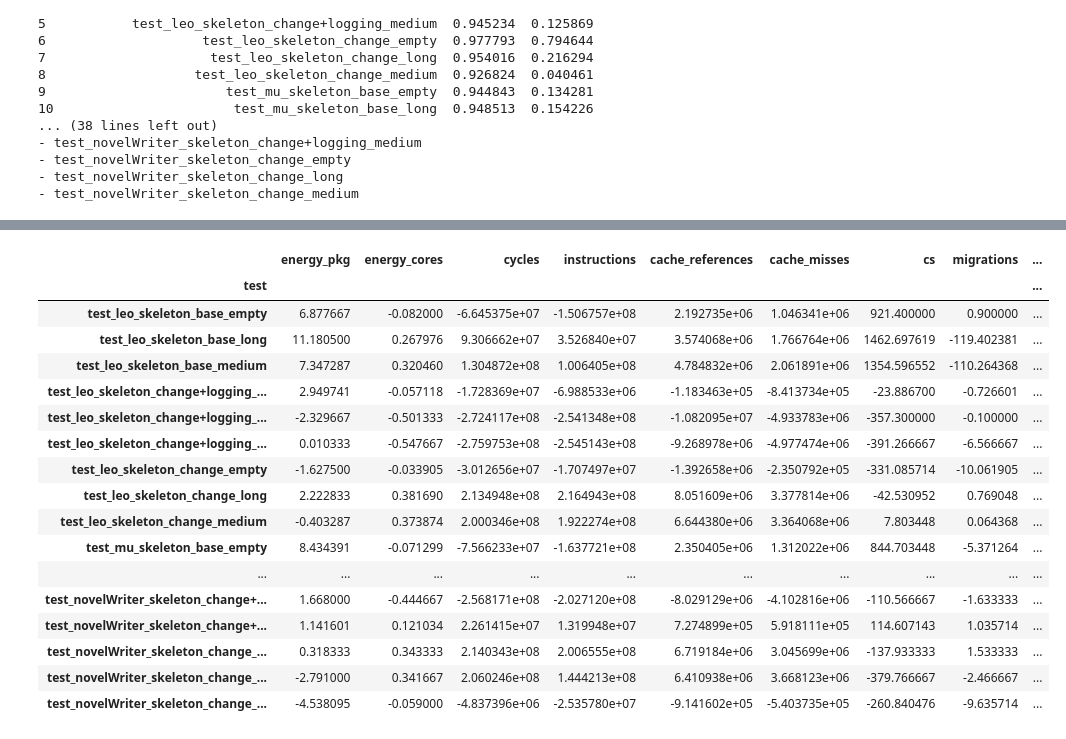
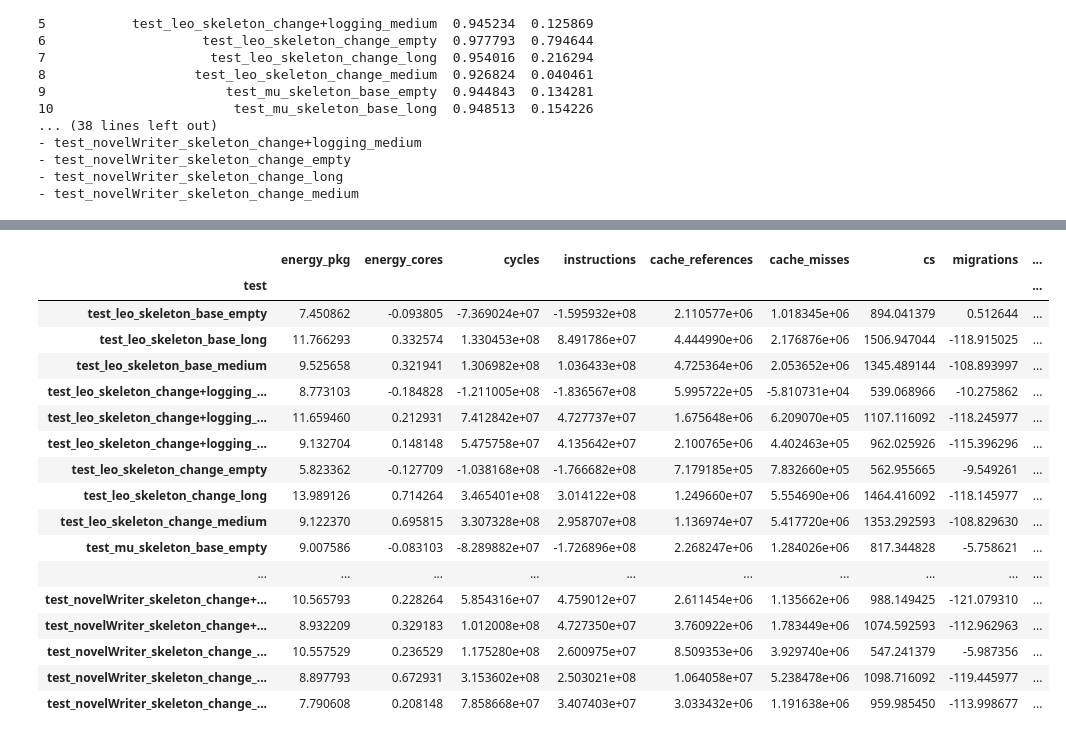
Before and after one commit to MariaKuusvek/MSc-Thesis, a Jupyter notebook: test_results_2/statisticalTestsUsingDelta.ipynb, the cells around one changed output, grey strips where cells are left out. Drawn from its saved outputs; the diff is of its cells as text; code cells hidden in the pictures.

```diff
--- a/test_results_2/statisticalTestsUsingDelta.ipynb
+++ b/test_results_2/statisticalTestsUsingDelta.ipynb
@@ -426,24 +434,24 @@ change_means
 # %%
-adj_df.groupby("test")[metrics].mean()
+test_df.groupby("test")[metrics].mean()
 # %% [output]
 |  | energy_pkg | energy_cores | cycles | instructions | cache_references | cache_misses | cs | migrations | ... |
 | test |  |  |  |  |  |  |  |  | ... |
-| test_leo_skeleton_base_empty | 6.877667 | -0.082000 | -6.645375e+07 | -1.506757e+08 | 2.192735e+06 | 1.046341e+06 | 921.400000 | 0.900000 | ... |
-| test_leo_skeleton_base_long | 11.180500 | 0.267976 | 9.306662e+07 | 3.526840e+07 | 3.574068e+06 | 1.766764e+06 | 1462.697619 | -119.402381 | ... |
-| test_leo_skeleton_base_medium | 7.347287 | 0.320460 | 1.304872e+08 | 1.006405e+08 | 4.784832e+06 | 2.061891e+06 | 1354.596552 | -110.264368 | ... |
-| test_leo_skeleton_change+logging_... | 2.949741 | -0.057118 | -1.728369e+07 | -6.988533e+06 | -1.183463e+05 | -8.413734e+05 | -23.886700 | -0.726601 | ... |
-| test_leo_skeleton_change+logging_... | -2.329667 | -0.501333 | -2.724117e+08 | -2.541348e+08 | -1.082095e+07 | -4.933783e+06 | -357.300000 | -0.100000 | ... |
-| test_leo_skeleton_change+logging_... | 0.010333 | -0.547667 | -2.759753e+08 | -2.545143e+08 | -9.268978e+06 | -4.977474e+06 | -391.266667 | -6.566667 | ... |
-| test_leo_skeleton_change_empty | -1.627500 | -0.033905 | -3.012656e+07 | -1.707497e+07 | -1.392658e+06 | -2.350792e+05 | -331.085714 | -10.061905 | ... |
-| test_leo_skeleton_change_long | 2.222833 | 0.381690 | 2.134948e+08 | 2.164943e+08 | 8.051609e+06 | 3.377814e+06 | -42.530952 | 0.769048 | ... |
-| test_leo_skeleton_change_medium | -0.403287 | 0.373874 | 2.000346e+08 | 1.922274e+08 | 6.644380e+06 | 3.364068e+06 | 7.803448 | 0.064368 | ... |
-| test_mu_skeleton_base_empty | 8.434391 | -0.071299 | -7.566233e+07 | -1.637721e+08 | 2.350405e+06 | 1.312022e+06 | 844.703448 | -5.371264 | ... |
+| test_leo_skeleton_base_empty | 7.450862 | -0.093805 | -7.369024e+07 | -1.595932e+08 | 2.110577e+06 | 1.018345e+06 | 894.041379 | 0.512644 | ... |
+| test_leo_skeleton_base_long | 11.766293 | 0.332574 | 1.330453e+08 | 8.491786e+07 | 4.444990e+06 | 2.176876e+06 | 1506.947044 | -118.915025 | ... |
+| test_leo_skeleton_base_medium | 9.525658 | 0.321941 | 1.306982e+08 | 1.036433e+08 | 4.725364e+06 | 2.053652e+06 | 1345.489144 | -108.893997 | ... |
+| test_leo_skeleton_change+logging_... | 8.773103 | -0.184828 | -1.211005e+08 | -1.836567e+08 | 5.995722e+05 | -5.810731e+04 | 539.068966 | -10.275862 | ... |
+| test_leo_skeleton_change+logging_... | 11.659460 | 0.212931 | 7.412842e+07 | 4.727737e+07 | 1.675648e+06 | 6.209070e+05 | 1107.116092 | -118.245977 | ... |
+| test_leo_skeleton_change+logging_... | 9.132704 | 0.148148 | 5.475758e+07 | 4.135642e+07 | 2.100765e+06 | 4.402463e+05 | 962.025926 | -115.396296 | ... |
+| test_leo_skeleton_change_empty | 5.823362 | -0.127709 | -1.038168e+08 | -1.766682e+08 | 7.179185e+05 | 7.832660e+05 | 562.955665 | -9.549261 | ... |
+| test_leo_skeleton_change_long | 13.989126 | 0.714264 | 3.465401e+08 | 3.014122e+08 | 1.249660e+07 | 5.554690e+06 | 1464.416092 | -118.145977 | ... |
+| test_leo_skeleton_change_medium | 9.122370 | 0.695815 | 3.307328e+08 | 2.958707e+08 | 1.136974e+07 | 5.417720e+06 | 1353.292593 | -108.829630 | ... |
+| test_mu_skeleton_base_empty | 9.007586 | -0.083103 | -8.289882e+07 | -1.726896e+08 | 2.268247e+06 | 1.284026e+06 | 817.344828 | -5.758621 | ... |
 | ... | ... | ... | ... | ... | ... | ... | ... | ... | ... |
-| test_novelWriter_skeleton_change+... | 1.668000 | -0.444667 | -2.568171e+08 | -2.027120e+08 | -8.029129e+06 | -4.102816e+06 | -110.566667 | -1.633333 | ... |
-| test_novelWriter_skeleton_change+... | 1.141601 | 0.121034 | 2.261415e+07 | 1.319948e+07 | 7.274899e+05 | 5.918111e+05 | 114.607143 | 1.035714 | ... |
-| test_novelWriter_skeleton_change_... | 0.318333 | 0.343333 | 2.140343e+08 | 2.006555e+08 | 6.719184e+06 | 3.045699e+06 | -137.933333 | 1.533333 | ... |
-| test_novelWriter_skeleton_change_... | -2.791000 | 0.341667 | 2.060246e+08 | 1.444213e+08 | 6.410938e+06 | 3.668123e+06 | -379.766667 | -2.466667 | ... |
-| test_novelWriter_skeleton_change_... | -4.538095 | -0.059000 | -4.837396e+06 | -2.535780e+07 | -9.141602e+05 | -5.403735e+05 | -260.840476 | -9.635714 | ... |
+| test_novelWriter_skeleton_change+... | 10.565793 | 0.228264 | 5.854316e+07 | 4.759012e+07 | 2.611454e+06 | 1.135662e+06 | 988.149425 | -121.079310 | ... |
+| test_novelWriter_skeleton_change+... | 8.932209 | 0.329183 | 1.012008e+08 | 4.727350e+07 | 3.760922e+06 | 1.783449e+06 | 1074.592593 | -112.962963 | ... |
+| test_novelWriter_skeleton_change_... | 10.557529 | 0.236529 | 1.175280e+08 | 2.600975e+07 | 8.509353e+06 | 3.929740e+06 | 547.241379 | -5.987356 | ... |
+| test_novelWriter_skeleton_change_... | 8.897793 | 0.672931 | 3.153602e+08 | 2.503021e+08 | 1.064058e+07 | 5.238478e+06 | 1098.716092 | -119.445977 | ... |
+| test_novelWriter_skeleton_change_... | 7.790608 | 0.208148 | 7.858668e+07 | 3.407403e+07 | 3.033432e+06 | 1.191638e+06 | 959.985450 | -113.998677 | ... |
 # %%
 test_df.groupby("test")[metrics].mean()
 # %% [output]
```
Also changed, not shown: parts of 26 cells of this notebook, 1 other file.
